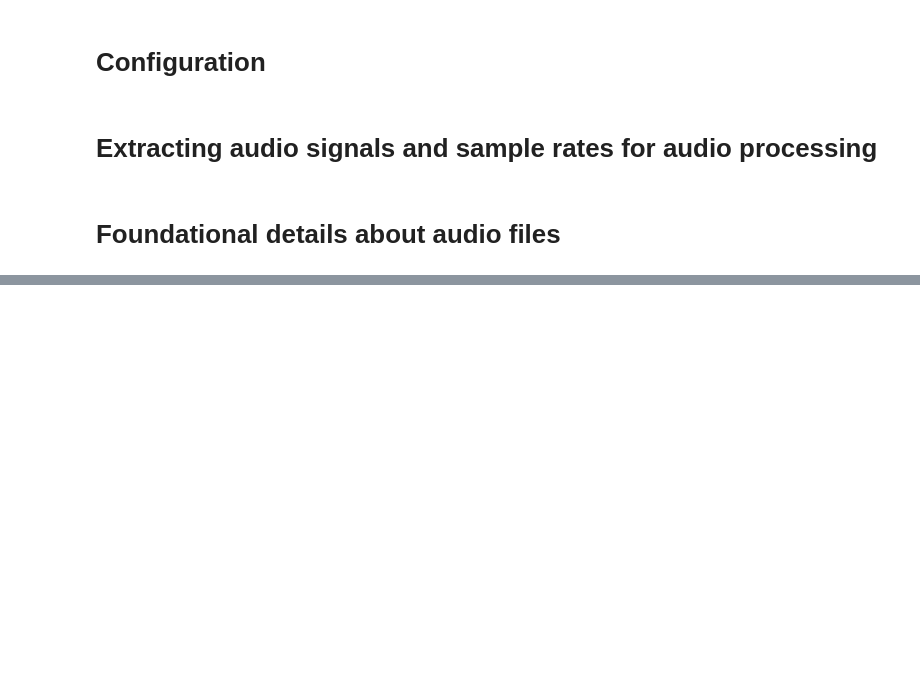
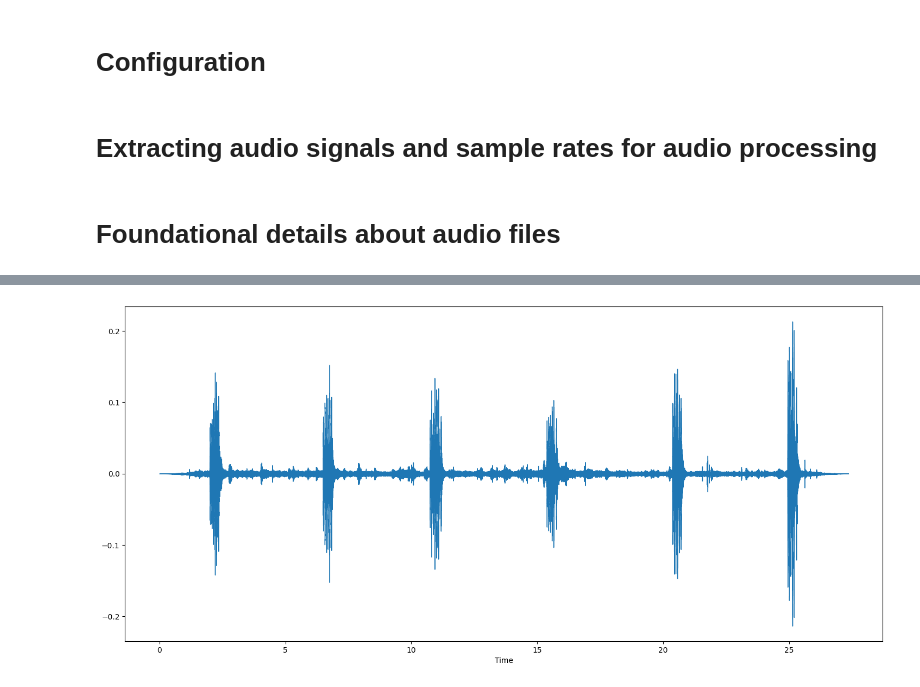
Before and after one commit to farrukh602/BirdCLEF2024-Classification-base-on-sounds, a Jupyter notebook: AudioProcessing/process_audio.ipynb, the cells around one changed output, grey strips where cells are left out. Cells and saved outputs as stored; diff of their text form; code cells hidden in the pictures; blank space fills up the shorter version.

```diff
--- a/AudioProcessing/process_audio.ipynb
+++ b/AudioProcessing/process_audio.ipynb
@@ -60,29 +61,9 @@ if config.recompute_dataframes:
   pd.DataFrame(audio_data).to_json('/content/drive/MyDrive/Kaggle/Bird_CLEF2024/audio_data.json')
 else:
   audio_data = pd.read_json('/content/drive/MyDrive/Kaggle/Bird_CLEF2024/audio_data.json')
-# %%
-# Code for extracting the audio signal and sample rate of all the examples of each bird species
-bird_species=[]
-audio_signal=[]
-sample_rate=[]
-audio_data={}
-audio, sr = 0,0
-for bird in birds:
-  if bird.startswith('c'):
-
-    for i in tqdm(range(df.loc[bird].shape[0]),desc=f'Loading audio signal and sample rate for {bird}'):
-      path = df.loc[bird].iloc[0,:]['filepath']
-      audio, sr = librosa.load(path)
-      bird_species.append(bird)
-      audio_signal.append(audio)
-      sample_rate.append(sr)
-
-    globals()[f'audio_data_{bird[0]}']={'bird_species':bird_species,'audio_signal':audio_signal,'sample_rate':sample_rate}
-  else:
-    continue
 # %% [markdown]
 # Foundational details about audio files
 # %%
+audio_data.set_index('bird_species', inplace=True)
 audio_data['duration_per_sample']=1/audio_data['sample_rate']
 audio_data['total_duration']=audio_data['audio_signal'].apply(lambda x: len(x)*0.000045)
-audio_data
@@ -102,0 +72,4 @@ audio_data
+# %%
+signal=np.array(audio_data.loc['asbfly'].audio_signal)
+sr=audio_data.loc['asbfly'].sample_rate
+ipd.Audio(signal, rate=sr)
@@ -102,0 +78,7 @@ audio_data
+# %%
+#plot the waveform
+plt.figure(figsize=(18,8))
+librosa.display.waveshow(signal, sr=sr)
+plt.show()
+# %% [output]
+[figure, added]
```
Also changed, not shown: parts of 9 cells of this notebook.
